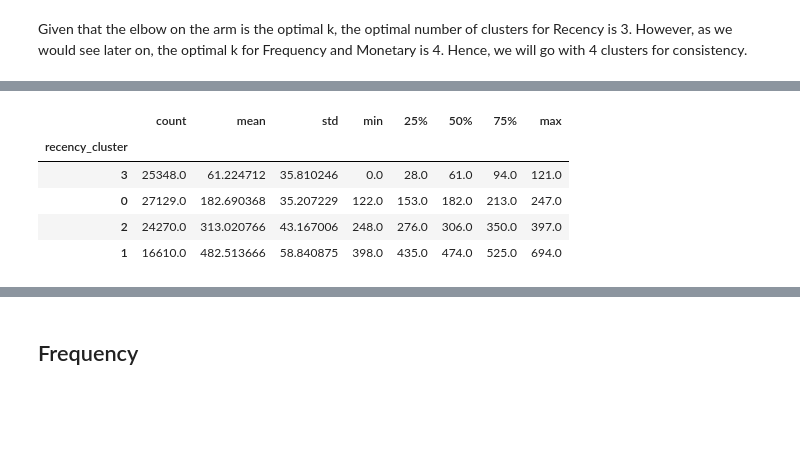
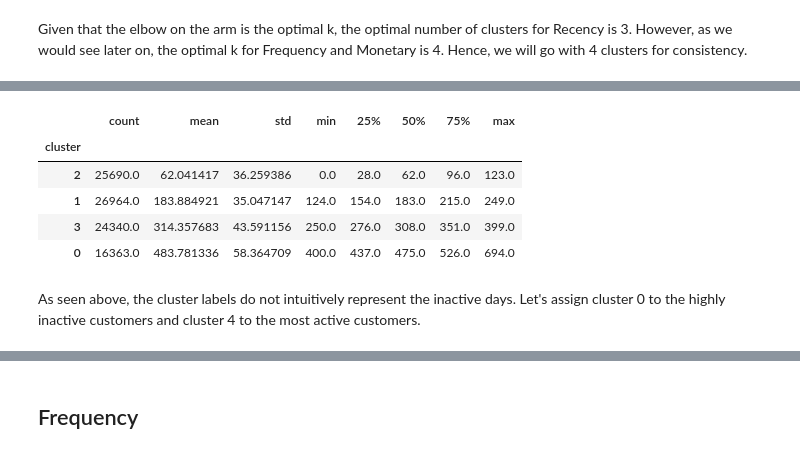
Before and after one commit to gracechia/olist-customer-segmentation, a Jupyter notebook: olist_customer_segmentation.ipynb, the cells around one changed output, grey strips where cells are left out. Cells and saved outputs as stored; diff of their text form; code cells hidden in the pictures; blank space fills up the shorter version.

Commit message:
Fixed cluster labels to be more intuitive and added overall score

```diff
--- a/olist_customer_segmentation.ipynb
+++ b/olist_customer_segmentation.ipynb
@@ -167,7 +167,7 @@ We will use the RFM framework to build our customer segmentation model. RFM stan
 Recency can be calculated by finding the number of days since customers' last purchase. After obtaining the number of inactive days, we can apply K-means clustering to assign each customer a recency score.
 # %%
 # Create a dataframe to store customers uuid and recency scores
-recency = df[['customer_unique_id', 'order_purchase_timestamp']]
+recency = df[['customer_unique_id', 'order_purchase_timestamp']].copy()
 # %%
 # Since a customer may have more than one order, we will obtain his/her last purchase timestamp
 recency = recency.groupby('customer_unique_id')['order_purchase_timestamp'].max().reset_index()
@@ -202,6 +202,6 @@ plt.ylabel('Inertia');
 # %% [markdown]
 Given that the elbow on the arm is the optimal k, the optimal number of clusters for Recency is 3. However, as we would see later on, the optimal k for Frequency and Monetary is 4. Hence, we will go with 4 clusters for consistency.
 # %%
-km = KMeans(n_clusters=4)
+km = KMeans(n_clusters=4, random_state=42)
 km.fit(recency[['inactive_days']])
-recency['recency_cluster'] = km.labels_
+recency['cluster'] = km.labels_
@@ -208,9 +217,11 @@ recency['recency_cluster'] = km.labels_
 # %%
-recency.groupby('recency_cluster')['inactive_days'].describe().sort_values(by='mean')
+recency.groupby('cluster')['inactive_days'].describe().sort_values(by='mean')
 # %% [output]
 |  | count | mean | std | min | 25% | 50% | 75% | max |
-| recency_cluster |  |  |  |  |  |  |  |  |
-| 3 | 25348.0 | 61.224712 | 35.810246 | 0.0 | 28.0 | 61.0 | 94.0 | 121.0 |
-| 0 | 27129.0 | 182.690368 | 35.207229 | 122.0 | 153.0 | 182.0 | 213.0 | 247.0 |
-| 2 | 24270.0 | 313.020766 | 43.167006 | 248.0 | 276.0 | 306.0 | 350.0 | 397.0 |
-| 1 | 16610.0 | 482.513666 | 58.840875 | 398.0 | 435.0 | 474.0 | 525.0 | 694.0 |
+| cluster |  |  |  |  |  |  |  |  |
+| 2 | 25690.0 | 62.041417 | 36.259386 | 0.0 | 28.0 | 62.0 | 96.0 | 123.0 |
+| 1 | 26964.0 | 183.884921 | 35.047147 | 124.0 | 154.0 | 183.0 | 215.0 | 249.0 |
+| 3 | 24340.0 | 314.357683 | 43.591156 | 250.0 | 276.0 | 308.0 | 351.0 | 399.0 |
+| 0 | 16363.0 | 483.781336 | 58.364709 | 400.0 | 437.0 | 475.0 | 526.0 | 694.0 |
+# %% [markdown]
+As seen above, the cluster labels do not intuitively represent the inactive days. Let's assign cluster 0 to the highly inactive customers and cluster 4 to the most active customers.
```
Also changed, not shown: parts of 29 cells of this notebook.
